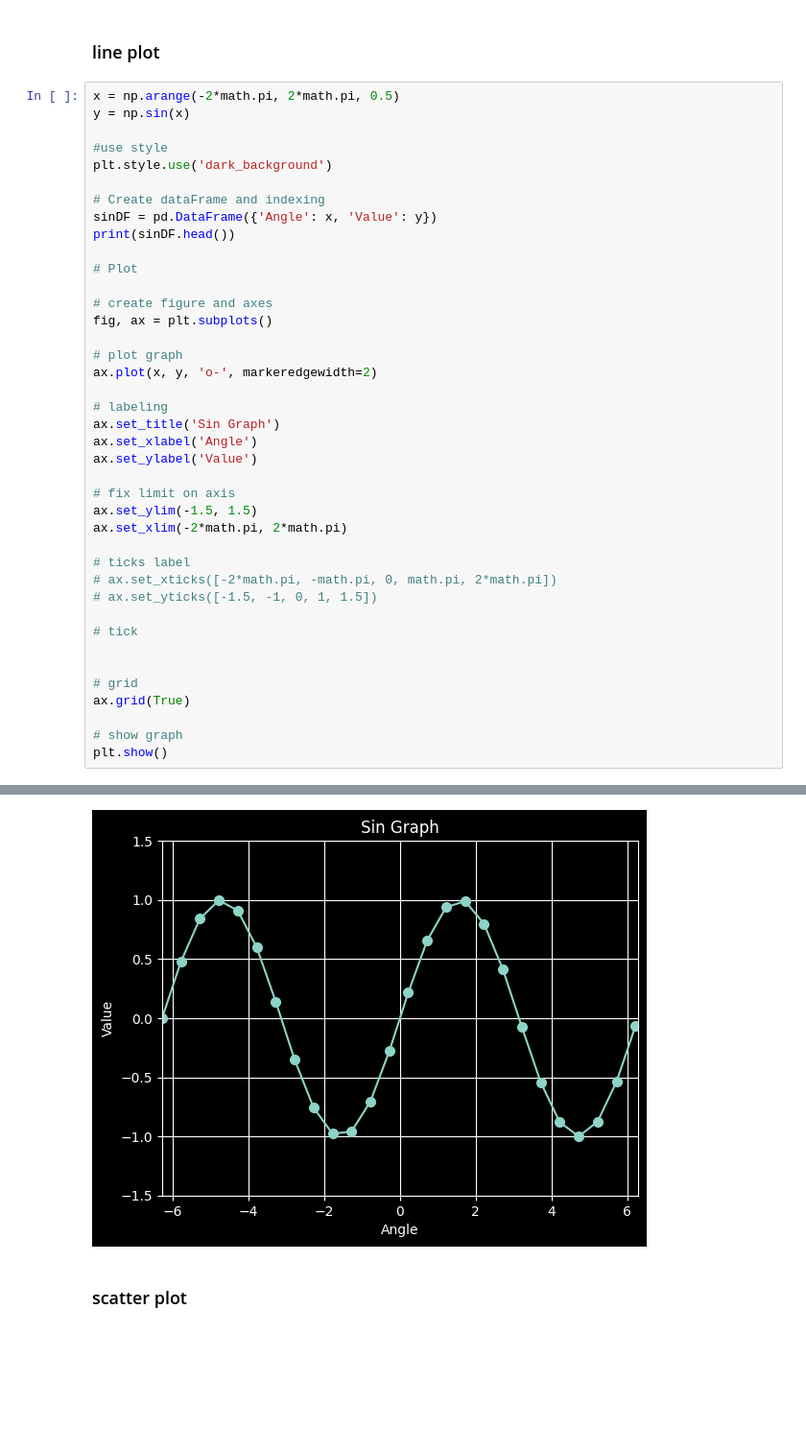
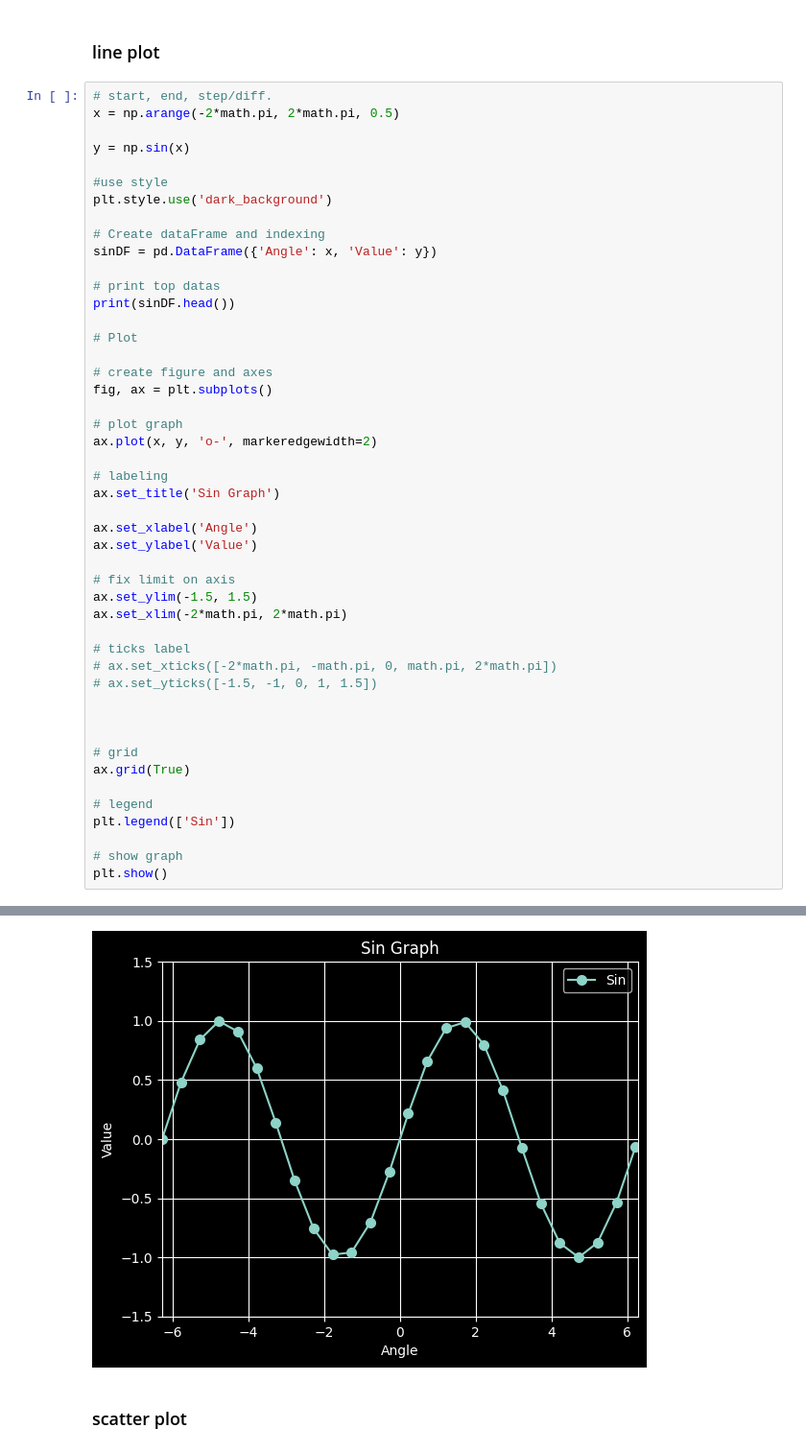
Before and after one commit to jsdhami/Python-For-Research, a Jupyter notebook: Matplotlib.ipynb, the cells around one changed output, grey strips where cells are left out. Shown at 96% size. Drawn from its saved outputs; the diff is of its cells as text; blank space fills up the shorter version.

```diff
--- a/Matplotlib.ipynb
+++ b/Matplotlib.ipynb
@@ -147,7 +156,9 @@ plt.show()
 # %% [markdown]
 ### line plot
 # %%
+# start, end, step/diff.
 x = np.arange(-2*math.pi, 2*math.pi, 0.5)
+
 y = np.sin(x)
 
 #use style
@@ -155,6 +166,8 @@ plt.style.use('dark_background')
 
 # Create dataFrame and indexing
 sinDF = pd.DataFrame({'Angle': x, 'Value': y})
+
+# print top datas
 print(sinDF.head())
 
 # Plot
@@ -165,35 +178,38 @@ fig, ax = plt.subplots()
 # plot graph
 ax.plot(x, y, 'o-', markeredgewidth=2)
 
 # labeling
 ax.set_title('Sin Graph')
+
 ax.set_xlabel('Angle')
 ax.set_ylabel('Value')
 
 # fix limit on axis
 ax.set_ylim(-1.5, 1.5)
 ax.set_xlim(-2*math.pi, 2*math.pi)
 
 # ticks label
 # ax.set_xticks([-2*math.pi, -math.pi, 0, math.pi, 2*math.pi])
 # ax.set_yticks([-1.5, -1, 0, 1, 1.5])
 
-# tick
 
 
 # grid
 ax.grid(True)
 
+# legend
+plt.legend(['Sin'])
+
 # show graph
 plt.show()
 # %% [output]
       Angle         Value
 0 -6.283185  2.449294e-16
 1 -5.783185  4.794255e-01
 2 -5.283185  8.414710e-01
 3 -4.783185  9.974950e-01
 4 -4.283185  9.092974e-01
-[figure, old version]
+[figure, new version]
 # %% [markdown]
 ### scatter plot
 # %%
```
Also changed, not shown: parts of 14 cells of this notebook.
